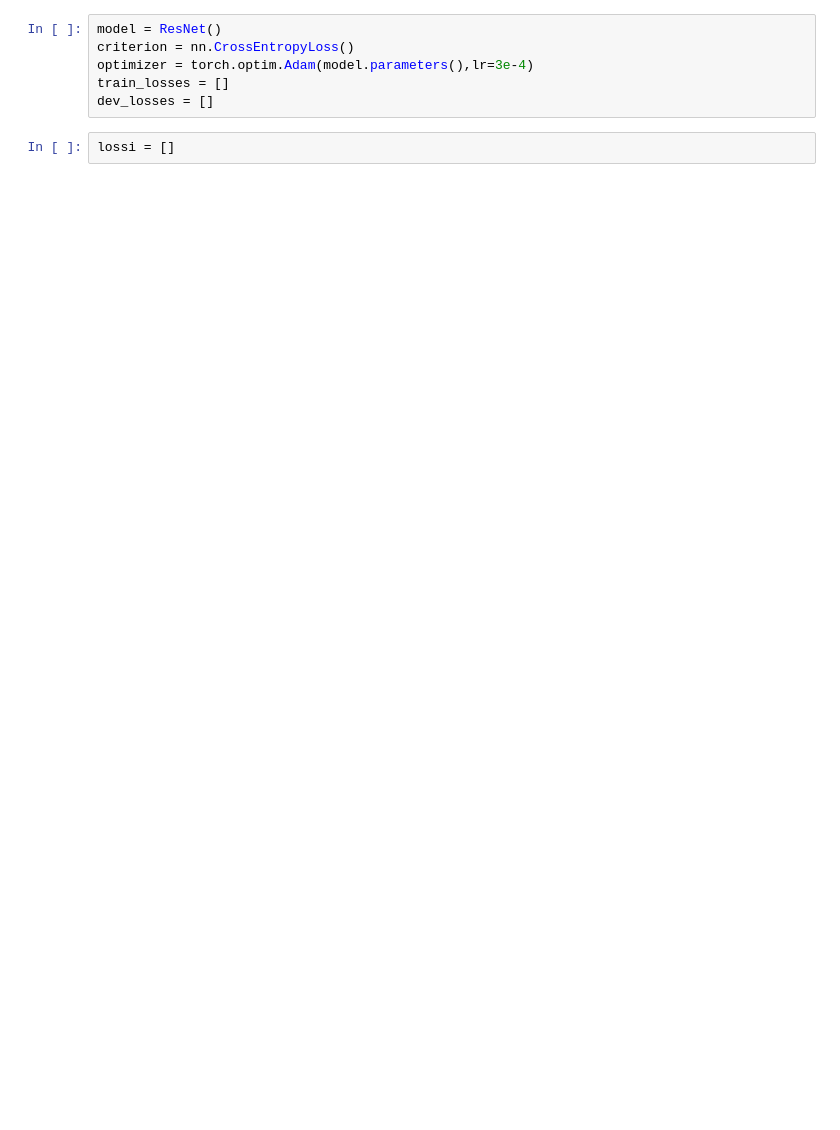
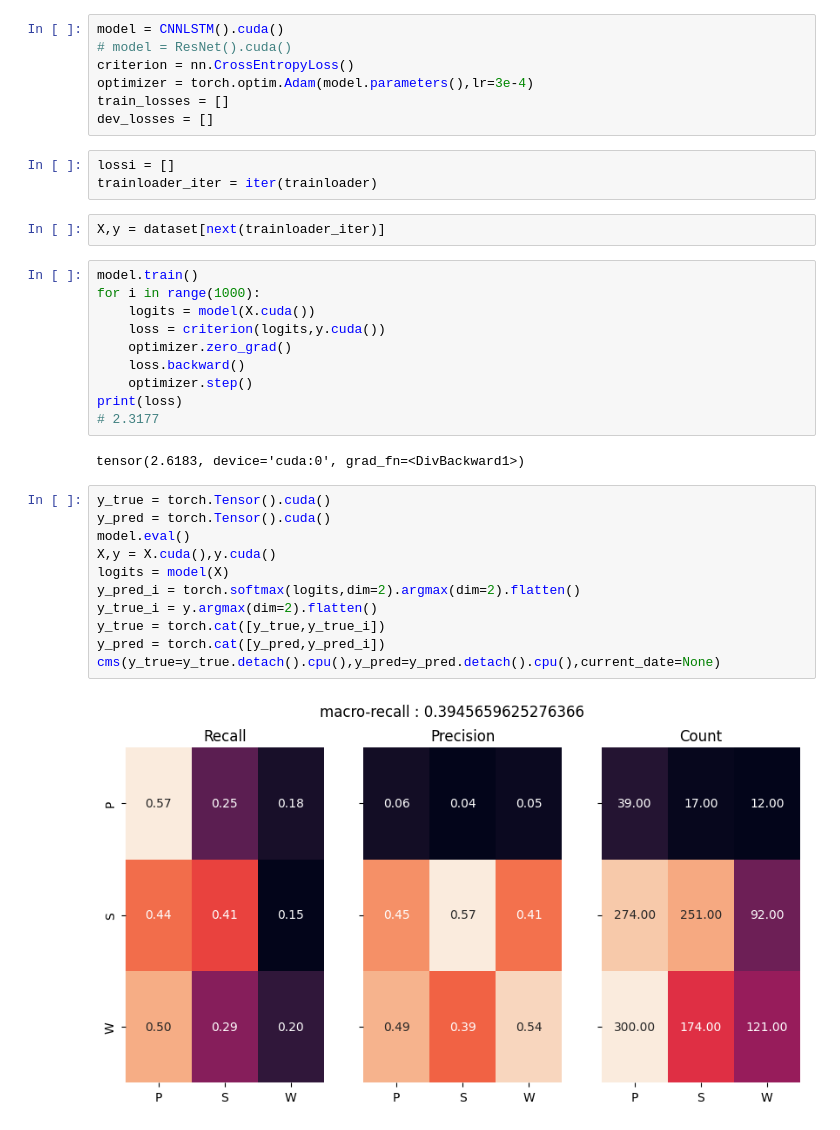
Before and after one commit to smithandrewk/sleep_ml, a Jupyter notebook: windowed.ipynb, the cells around one changed output. Saved outputs shown, nothing was run; the diff lists cells and outputs as text; blank space fills up the shorter version.

```diff
--- a/windowed.ipynb
+++ b/windowed.ipynb
@@ -77,8 +42,37 @@ testloader = DataLoader(TensorDataset(X_test,y_test),batch_size=32,shuffle=True)
 # %%
-model = ResNet()
+model = CNNLSTM().cuda()
+# model = ResNet().cuda()
 criterion = nn.CrossEntropyLoss()
 optimizer = torch.optim.Adam(model.parameters(),lr=3e-4)
 train_losses = []
 dev_losses = []
-# %%
-lossi = []
+# %%
+lossi = []
+trainloader_iter = iter(trainloader)
+# %%
+X,y = dataset[next(trainloader_iter)]
+# %%
+model.train()
+for i in range(1000):
+    logits = model(X.cuda())
+    loss = criterion(logits,y.cuda())
+    optimizer.zero_grad()
+    loss.backward()
+    optimizer.step()
+print(loss)
+# 2.3177
+# %% [output]
+tensor(2.6183, device='cuda:0', grad_fn=<DivBackward1>)
+# %%
+y_true = torch.Tensor().cuda()
+y_pred = torch.Tensor().cuda()
+model.eval()
+X,y = X.cuda(),y.cuda()
+logits = model(X)
+y_pred_i = torch.softmax(logits,dim=2).argmax(dim=2).flatten()
+y_true_i = y.argmax(dim=2).flatten()
+y_true = torch.cat([y_true,y_true_i])
+y_pred = torch.cat([y_pred,y_pred_i])
+cms(y_true=y_true.detach().cpu(),y_pred=y_pred.detach().cpu(),current_date=None)
+# %% [output]
+[figure, added]
```
Also changed, not shown: parts of 13 cells of this notebook, 9 other files.
